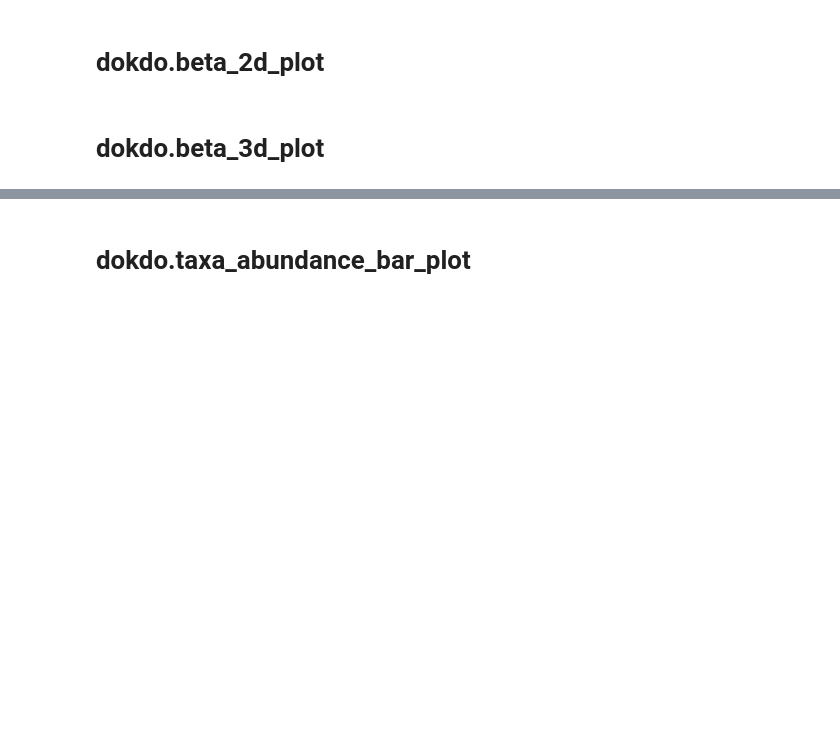
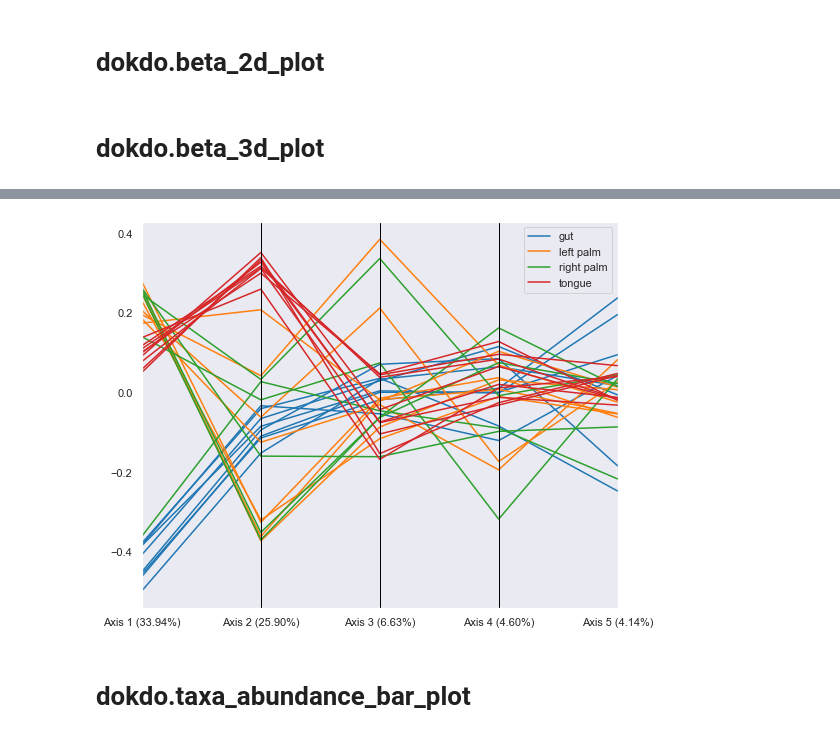
Before and after one commit to sbslee/dokdo, a Jupyter notebook: example.ipynb, the cells around one changed output, grey strips where cells are left out. Saved outputs shown, nothing was run; the diff lists cells and outputs as text; code cells hidden in the pictures; blank space fills up the shorter version.

```diff
--- a/example.ipynb
+++ b/example.ipynb
@@ -162,3 +186,12 @@ plt.savefig('docs/images/beta_3d_plot-2.png')
+# %%
+dokdo.beta_parallel_plot(qza_file,
+                         metadata=metadata_file,
+                         hue='body-site',
+                         figsize=(8, 6))
+plt.tight_layout()
+plt.savefig('docs/images/beta_parallel_plot-2.png')
+# %% [output]
+[figure, added]
 # %% [markdown]
 # dokdo.taxa_abundance_bar_plot
 # %%
```
Also changed, not shown: parts of 6 cells of this notebook, 9 other files.
